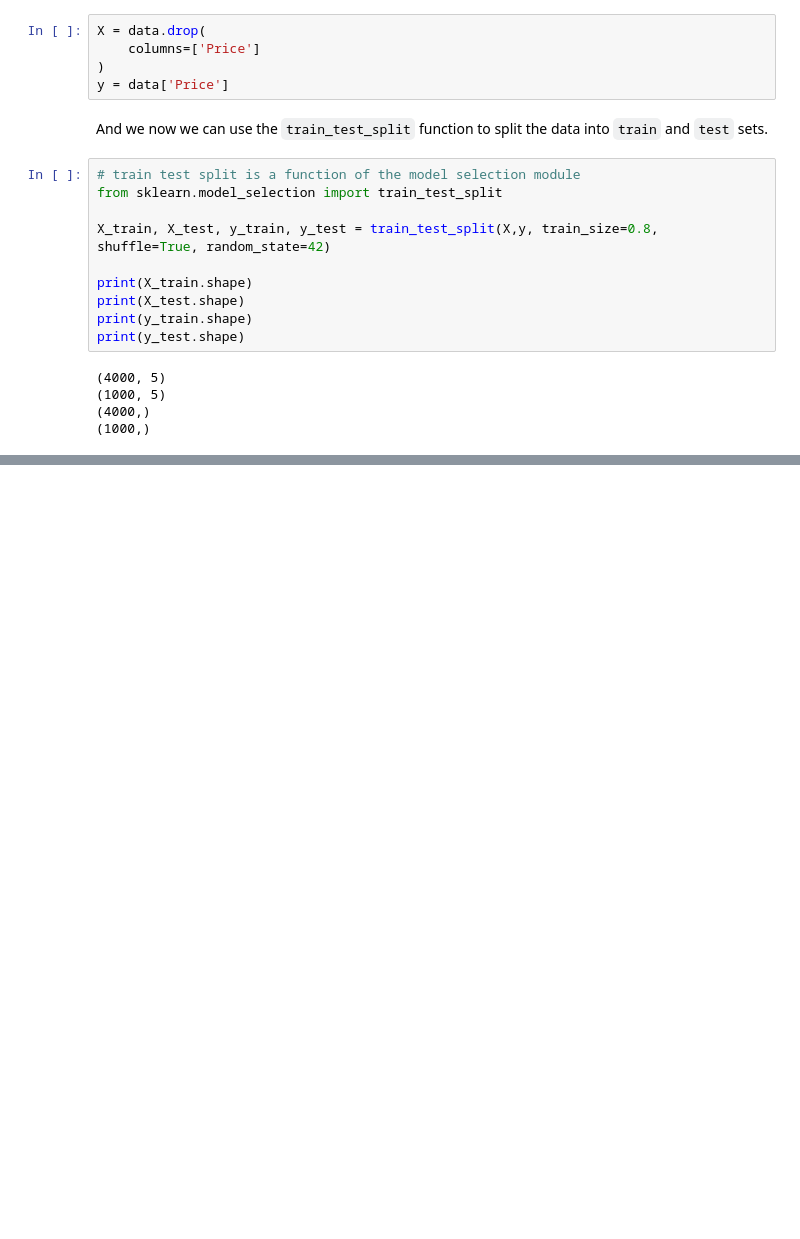
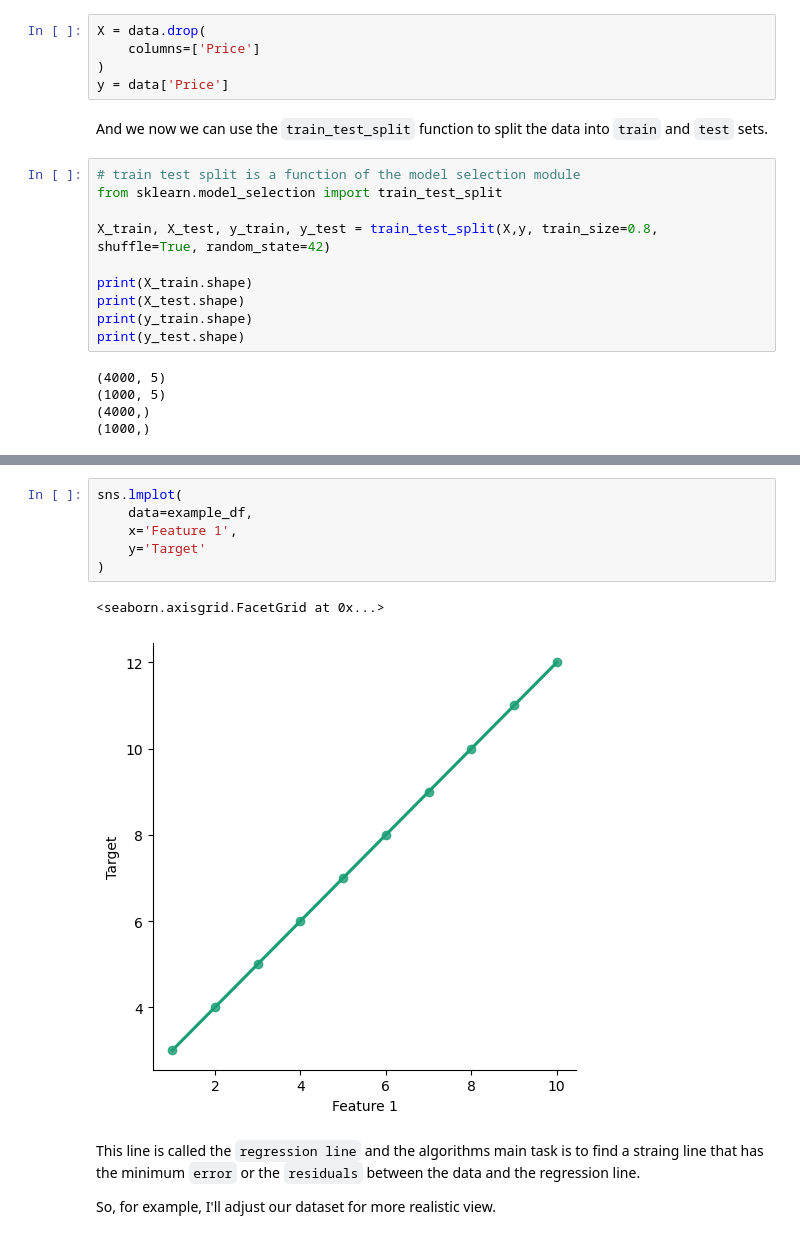
Before and after one commit to RishatTalukder/Machine-Learning-Zero-to-Hero, a Jupyter notebook: 7_Linear_Regression/15_Art_of_Regression.ipynb, the cells around one changed output, grey strips where cells are left out. Drawn from its saved outputs; the diff is of its cells as text; blank space fills up the shorter version.

```diff
--- a/7_Linear_Regression/15_Art_of_Regression.ipynb
+++ b/7_Linear_Regression/15_Art_of_Regression.ipynb
@@ -278,0 +337,13 @@ And now that we have our `train` and `test` sets, let's learn about `linear regr
+# %%
+sns.lmplot(
+    data=example_df,
+    x='Feature 1',
+    y='Target'
+)
+# %% [output]
+<seaborn.axisgrid.FacetGrid at 0x...>
+[figure, added]
+# %% [markdown]
+This line is called the `regression line` and the algorithms main task is to find a straing line that has the minimum `error` or the `residuals` between the data and the regression line.
+
+So, for example, I'll adjust our dataset for more realistic view.
```
Also changed, not shown: parts of 29 cells of this notebook.
